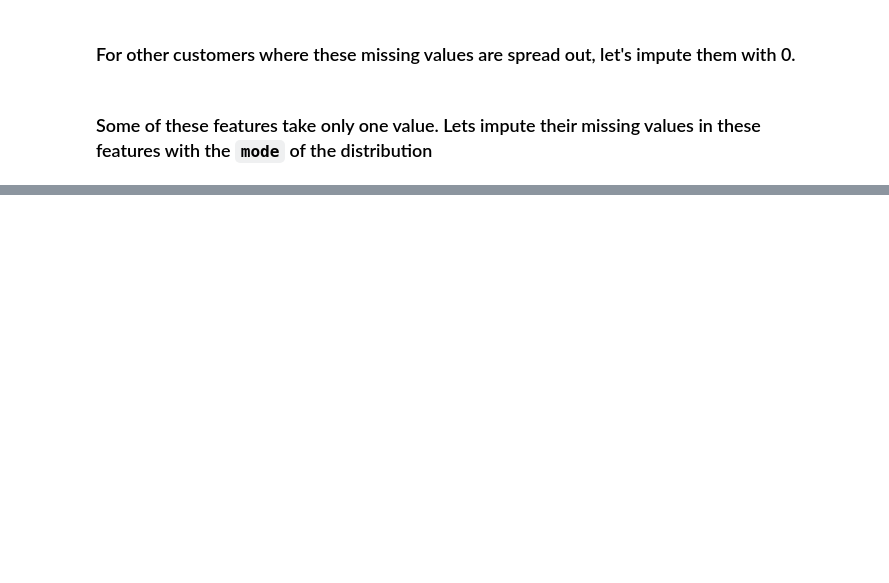
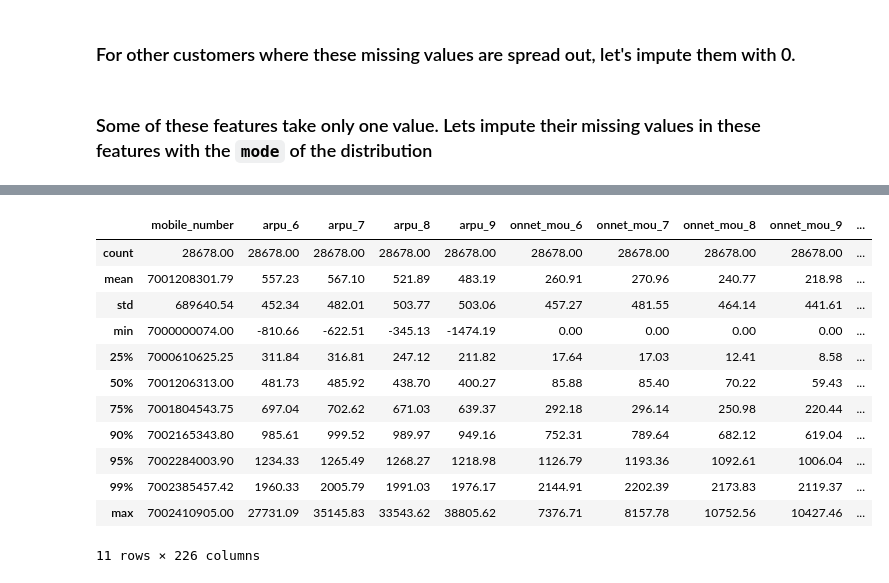
Before and after one commit to abhi18av/telecom_churn, a Jupyter notebook: MachineLearning2/telecomchurn/notebooks/Submission.ipynb, the cells around one changed output, grey strips where cells are left out. Drawn from its saved outputs; the diff is of its cells as text; code cells hidden in the pictures; blank space fills up the shorter version.

```diff
--- a/MachineLearning2/telecomchurn/notebooks/Submission.ipynb
+++ b/MachineLearning2/telecomchurn/notebooks/Submission.ipynb
@@ -367,0 +708,14 @@ for c in col:
+# %%
+# Create new days columns, instead of date
+import datetime
+last_date_of_month_6 = datetime.datetime.strptime("30-06-2014", "%d-%m-%Y")
+last_date_of_month_7 = datetime.datetime.strptime("31-07-2014", "%d-%m-%Y")
+last_date_of_month_8 = datetime.datetime.strptime("31-08-2014", "%d-%m-%Y")
+
+hv_users["rech_days_left_6"]      = (last_date_of_month_6 - hv_users.date_of_last_rech_6).astype('timedelta64[D]')
+hv_users["rech_days_left_7"]      = (last_date_of_month_7 - hv_users.date_of_last_rech_7).astype('timedelta64[D]')
+hv_users["rech_days_left_8"]      = (last_date_of_month_8 - hv_users.date_of_last_rech_8).astype('timedelta64[D]')
+
+day_columns = ["rech_days_left_6", "rech_days_left_7", "rech_days_left_8"]
+
+print(hv_users[day_columns].info())
@@ -367,0 +732,7 @@ for c in col:
+# %%
+# Drop all old date columns: add dates columns to drop_column list
+hv_users.drop(date_vars, axis=1, inplace=True)
+telecom1 = hv_users.copy()
+
+print('Number of columns droped here  = ', len(date_vars))
+print('Dataframe Shape: ', hv_users.shape)
@@ -367,0 +769,5 @@ for c in col:
+# %%
+# Mean & Median are different: imputing with median value for recharge days left
+hv_users.loc[np.isnan(hv_users['rech_days_left_6']), ['rech_days_left_6']] = hv_users['rech_days_left_6'].median()
+hv_users.loc[np.isnan(hv_users['rech_days_left_7']), ['rech_days_left_7']] = hv_users['rech_days_left_7'].median()
+hv_users.loc[np.isnan(hv_users['rech_days_left_8']), ['rech_days_left_8']] = hv_users['rech_days_left_8'].median()
@@ -367,0 +781,3 @@ for c in col:
+# %%
+hv_users=hv_users.dropna(axis=0, how='any', thresh=None, subset=None, inplace=False)
+hv_users.shape
@@ -367,0 +793,17 @@ for c in col:
+# %%
+# Checking outliers at 25%,50%,75%,90%,95% and 99%
+hv_users.describe(percentiles=[.25,.5,.75,.90,.95,.99])
+# %% [output]
+|  | mobile_number | arpu_6 | arpu_7 | arpu_8 | arpu_9 | onnet_mou_6 | onnet_mou_7 | onnet_mou_8 | onnet_mou_9 | ... |
+| count | 28678.00 | 28678.00 | 28678.00 | 28678.00 | 28678.00 | 28678.00 | 28678.00 | 28678.00 | 28678.00 | ... |
+| mean | 7001208301.79 | 557.23 | 567.10 | 521.89 | 483.19 | 260.91 | 270.96 | 240.77 | 218.98 | ... |
+| std | 689640.54 | 452.34 | 482.01 | 503.77 | 503.06 | 457.27 | 481.55 | 464.14 | 441.61 | ... |
+| min | 7000000074.00 | -810.66 | -622.51 | -345.13 | -1474.19 | 0.00 | 0.00 | 0.00 | 0.00 | ... |
+| 25% | 7000610625.25 | 311.84 | 316.81 | 247.12 | 211.82 | 17.64 | 17.03 | 12.41 | 8.58 | ... |
+| 50% | 7001206313.00 | 481.73 | 485.92 | 438.70 | 400.27 | 85.88 | 85.40 | 70.22 | 59.43 | ... |
+| 75% | 7001804543.75 | 697.04 | 702.62 | 671.03 | 639.37 | 292.18 | 296.14 | 250.98 | 220.44 | ... |
+| 90% | 7002165343.80 | 985.61 | 999.52 | 989.97 | 949.16 | 752.31 | 789.64 | 682.12 | 619.04 | ... |
+| 95% | 7002284003.90 | 1234.33 | 1265.49 | 1268.27 | 1218.98 | 1126.79 | 1193.36 | 1092.61 | 1006.04 | ... |
+| 99% | 7002385457.42 | 1960.33 | 2005.79 | 1991.03 | 1976.17 | 2144.91 | 2202.39 | 2173.83 | 2119.37 | ... |
+| max | 7002410905.00 | 27731.09 | 35145.83 | 33543.62 | 38805.62 | 7376.71 | 8157.78 | 10752.56 | 10427.46 | ... |
+11 rows × 226 columns
```
Also changed, not shown: parts of 64 cells of this notebook.
